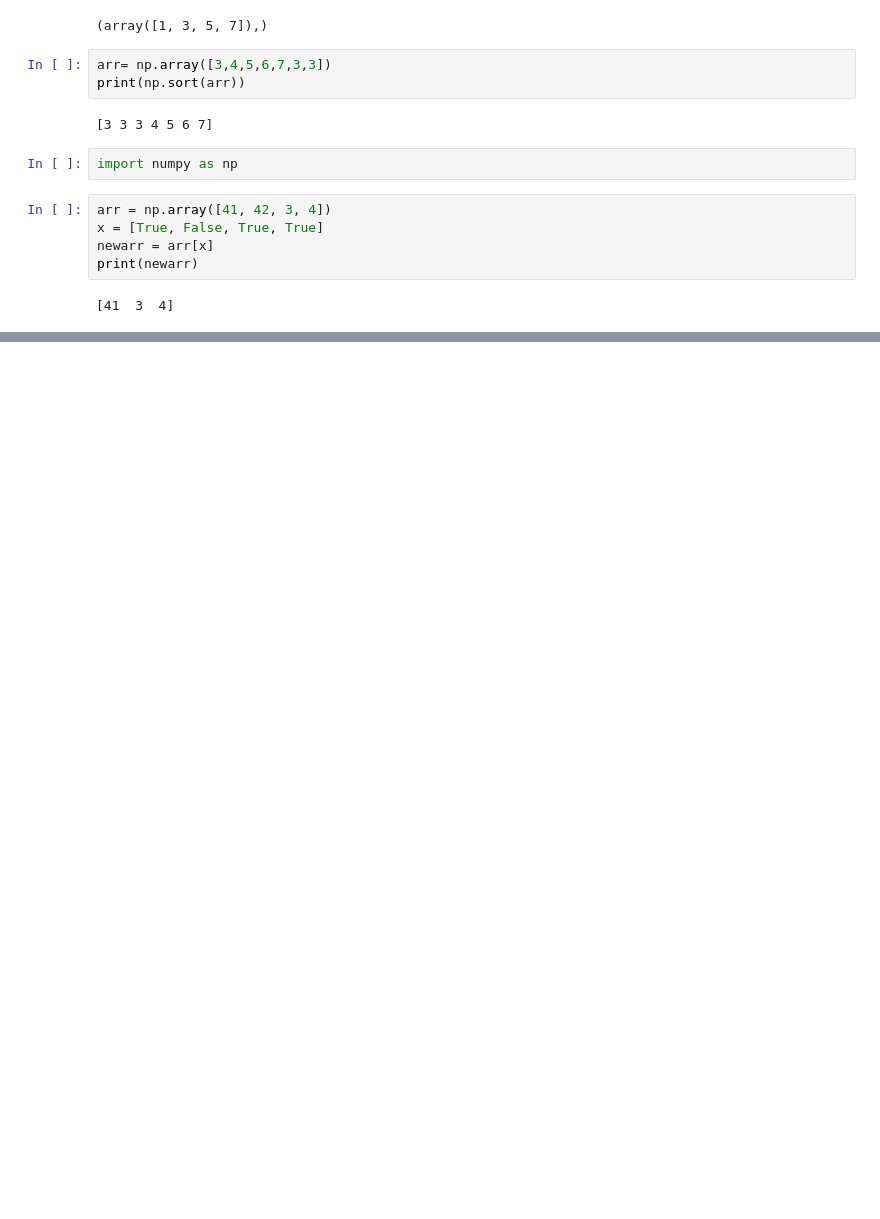
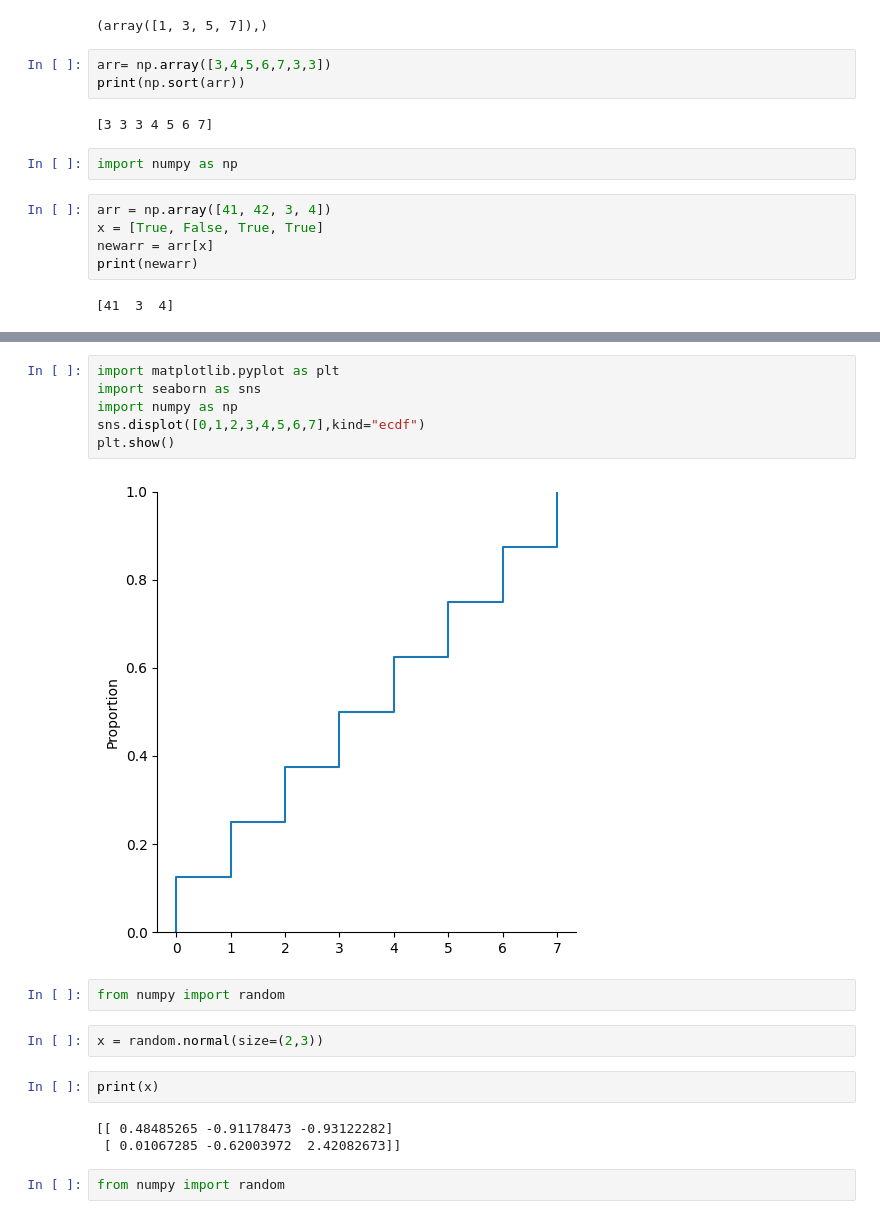
Before and after one commit to ahsiulkarim/Python-and-data-science, a Jupyter notebook: Statistics for Data Science/Script.ipynb, the cells around one changed output, grey strips where cells are left out. Drawn from its saved outputs; the diff is of its cells as text; blank space fills up the shorter version.

```diff
--- a/Statistics for Data Science/Script.ipynb
+++ b/Statistics for Data Science/Script.ipynb
@@ -1007,0 +1103,19 @@ print(newarr)
+# %%
+import matplotlib.pyplot as plt
+import seaborn as sns
+import numpy as np
+sns.displot([0,1,2,3,4,5,6,7],kind="ecdf")
+plt.show()
+# %% [output]
+[figure, added]
+# %%
+from numpy import random
+# %%
+x = random.normal(size=(2,3))
+# %%
+print(x)
+# %% [output]
+[[ 0.48485265 -0.91178473 -0.93122282]
+ [ 0.01067285 -0.62003972  2.42082673]]
+# %%
+from numpy import random
```
Also changed, not shown: parts of 13 cells of this notebook.
